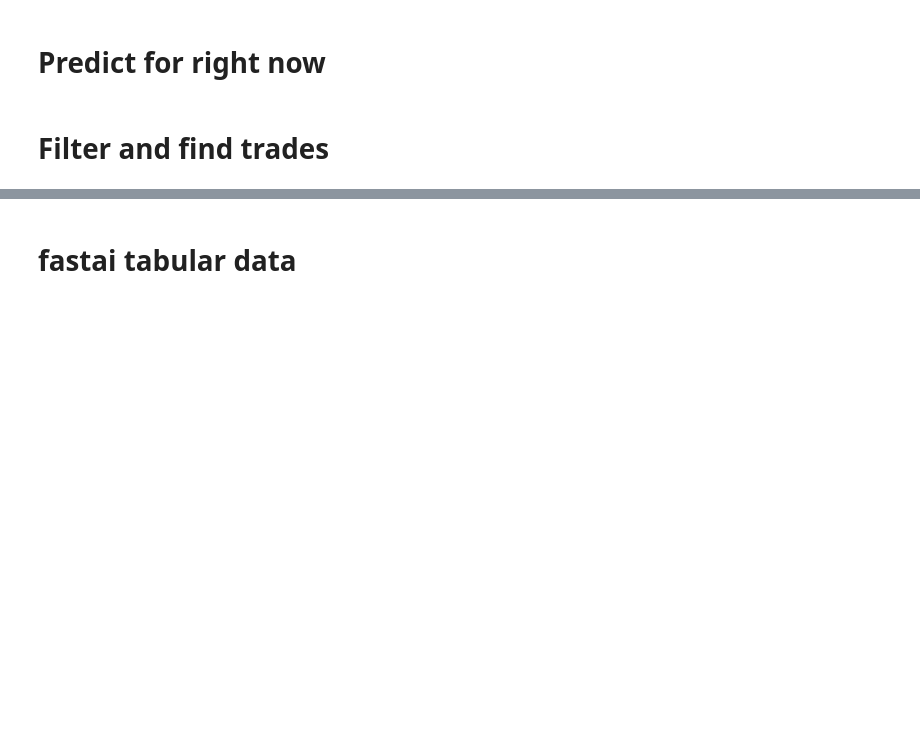
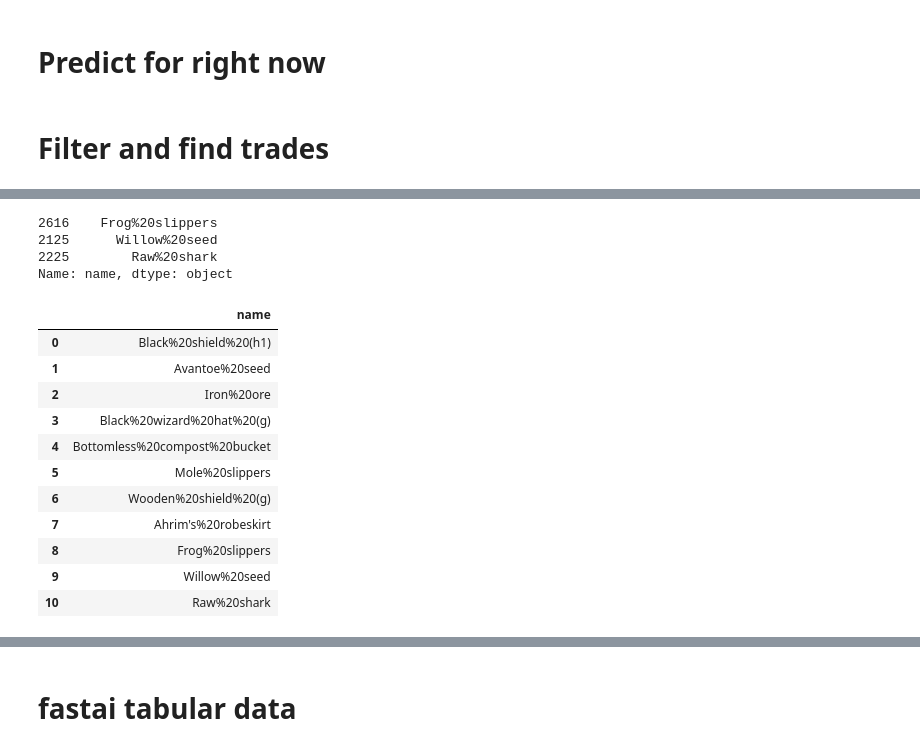
Before and after one commit to ebbitten/OSBuddy, a Jupyter notebook: osrs_wiki.ipynb, the cells around one changed output, grey strips where cells are left out. Drawn from its saved outputs; the diff is of its cells as text; code cells hidden in the pictures; blank space fills up the shorter version.

```diff
--- a/osrs_wiki.ipynb
+++ b/osrs_wiki.ipynb
@@ -614,0 +408,23 @@ Name: name, dtype: object
+# %%
+currently_buying = to_buy['name'][0:3]
+currently_buying
+# %% [output]
+2616    Frog%20slippers
+2125      Willow%20seed
+2225        Raw%20shark
+Name: name, dtype: object
+# %%
+bought.merge(currently_buying, how='outer')
+# %% [output]
+|  | name |
+| 0 | Black%20shield%20(h1) |
+| 1 | Avantoe%20seed |
+| 2 | Iron%20ore |
+| 3 | Black%20wizard%20hat%20(g) |
+| 4 | Bottomless%20compost%20bucket |
+| 5 | Mole%20slippers |
+| 6 | Wooden%20shield%20(g) |
+| 7 | Ahrim's%20robeskirt |
+| 8 | Frog%20slippers |
+| 9 | Willow%20seed |
+| 10 | Raw%20shark |
```
Also changed, not shown: parts of 29 cells of this notebook, 1 other file.
